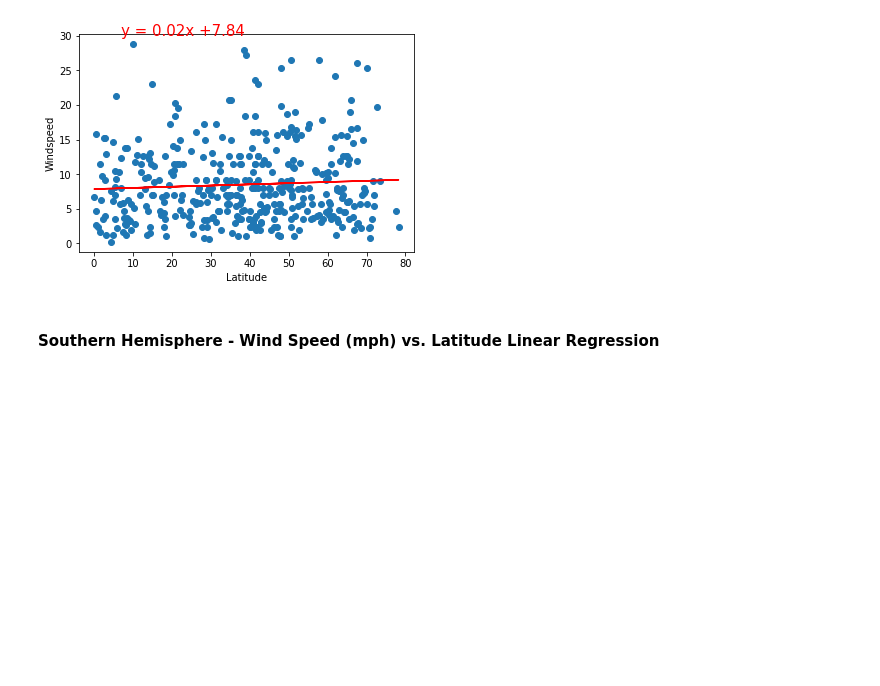
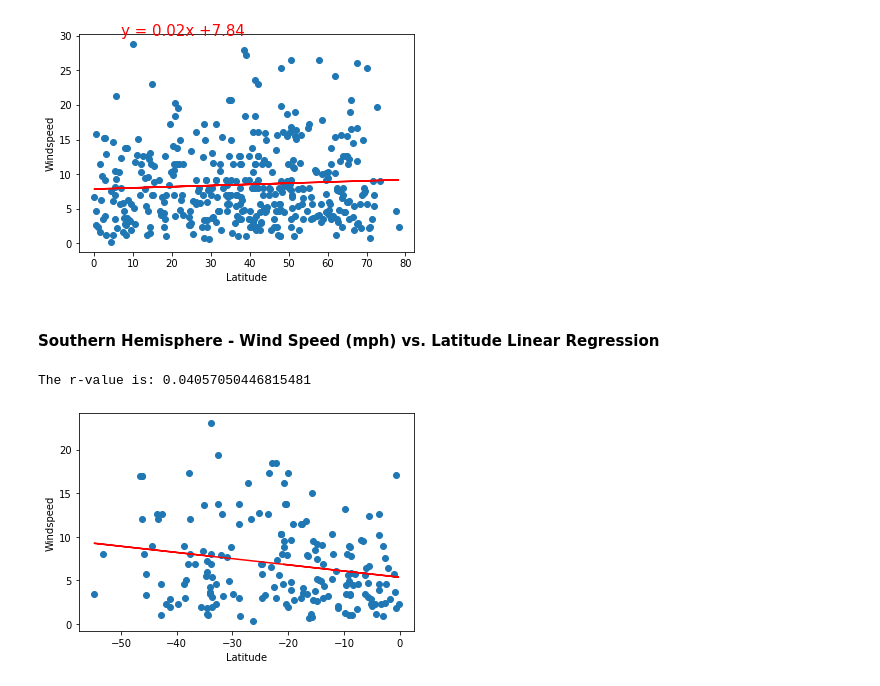
Before and after one commit to ismahanadan/What-is-the-Weather-Like-Python-API, a Jupyter notebook: What's the Weather Like-Python API/Instructions/starter_code/WeatherPy.ipynb, the cells around one changed output. Cells and saved outputs as stored; diff of their text form; code cells hidden in the pictures; blank space fills up the shorter version.

```diff
--- a/What's the Weather Like-Python API/Instructions/starter_code/WeatherPy.ipynb
+++ b/What's the Weather Like-Python API/Instructions/starter_code/WeatherPy.ipynb
@@ -444,8 +444,11 @@ The r-value is: 0.0036292998755036586
 # %%
 x_values = southernlat_df["Latitude"]
 y_values = southernlat_df["Windspeed"]
 plt.ylabel("Windspeed")
-linear_regression_plot(x_values,y_values,'Windspeed',(6,30))
+linear_regression_plot(x_values,y_values,'Windspeed',(4,20))
 
 # Show plot
 plt.show()
+# %% [output]
+The r-value is: 0.04057050446815481
+[figure, added]
```
Also changed, not shown: 4 other files.
